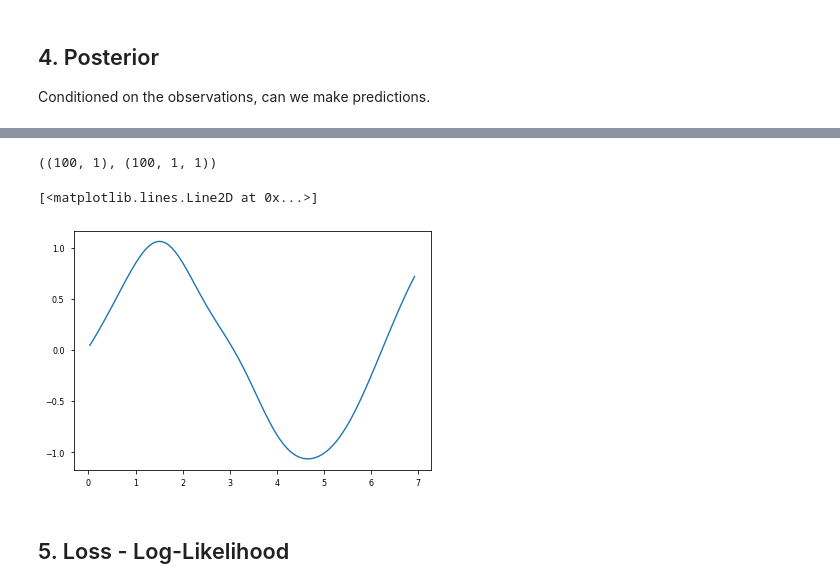
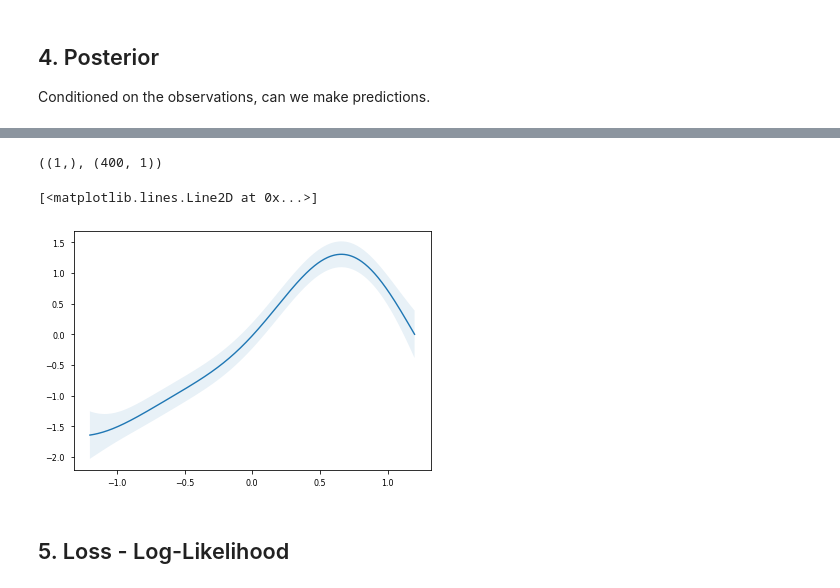
Before and after one commit to jejjohnson/uncertain_gps, a Jupyter notebook: notebooks/1.0_gp_basics.ipynb, the cells around one changed output, grey strips where cells are left out. Cells and saved outputs as stored; diff of their text form; code cells hidden in the pictures.

```diff
--- a/notebooks/1.0_gp_basics.ipynb
+++ b/notebooks/1.0_gp_basics.ipynb
@@ -200,0 +101,4 @@ np.testing.assert_array_equal(np.array(K), np.array(K_))
+# %%
+# Gram Matrix
+def gram(func, params, x, y):
+    return jax.vmap(lambda x1: jax.vmap(lambda y1: func(params, x1, y1))(y))(x)
@@ -213,21 +137,16 @@ Now we have all of the components to make our GP prior function.
 def gp_prior(params, mu_f, cov_f, x):
     return mu_f(x) , cov_f(params, x, x)
 # %%
-# define the parameters
-params = {
-    'length_scale': 1.0,
-    'var_f': 1.0
-}
-
 # define mean function
 mu_f = zero_mean
 
 # define covariance function
 params = {
-    'length_scale': 1.0,
+    'gamma': 1.0,
     'var_f': 1.0
 }
-cov_f = functools.partial(covariance_matrix, rbf_kernel)
+
+cov_f = functools.partial(gram, rbf_kernel)
 
 mu_x, cov_x = gp_prior(params, mu_f=mu_f, cov_f=cov_f, x=X[0, :])
 # %% [markdown]
@@ -444,22 +420,23 @@ def posterior(params, gp_priors, X, Y, X_new):
 # %%
+logger.setLevel(logging.DEBUG)
 # MEAN FUNCTION
 mu_f = zero_mean
 
 # COVARIANCE FUNCTION
 params = {
-    'length_scale': 1.0,
+    'gamma': 1.0,
     'var_f': 1.0,
     'likelihood_noise': 0.01,
 }
-cov_f = functools.partial(covariance_matrix, rbf_kernel)
+cov_f = functools.partial(gram, rbf_kernel)
 
 # input vector
-x_plot = jnp.linspace(X.min(), X.max(), 100)[:, None]
-test_X = x_plot[0, :]
+# x_plot = jnp.linspace(X.min(), X.max(), 100)[:, None]
+test_X = Xtest[0, :]
 
 prior_funcs = (mu_f, cov_f)
-# print(X.shape, y.shape, test_X.shape)
-mu_y, var_y = posterior(params, prior_funcs, X, y, X_new=test_X)
 
-print(mu_y.shape, var_y.shape)
+mu_y, cov_y, var_y = posterior(params, prior_funcs, X, y, X_new=test_X)
+
+print(mu_y.shape,  cov_y.shape, var_y.shape)
 # %% [output]
@@ -477,0 +461,4 @@ print(mu_y.shape, var_y.shape)
+# %%
+mu_y, cov_y, var_y = posterior(params, prior_funcs, X, y, Xtest, True)
+
+print(mu_y.shape,  cov_y.shape, var_y.shape)
@@ -478,15 +489,15 @@ print(mu_y.shape, var_y.shape)
 # %%
-mu_y.shape, cov_y.shape
+test_X.shape, mu_y.shape
 # %% [output]
-((100, 1), (100, 1, 1))
+((1,), (400, 1))
 # %%
 uncertainty = 1.96 * jnp.sqrt(var_y.squeeze())
 
-# plt.fill_between(test_X.squeeze(), mu_y.squeeze() + uncertainty, mu_y.squeeze() - uncertainty, alpha=0.1)
-plt.plot(test_X, mu_y, label='Mean')
+plt.fill_between(Xtest.squeeze(), mu_y.squeeze() + uncertainty, mu_y.squeeze() - uncertainty, alpha=0.1)
+plt.plot(Xtest.squeeze(), mu_y.squeeze(), label='Mean')
 # %% [output]
 [<matplotlib.lines.Line2D at 0x...>]
-[figure, old version]
+[figure, new version]
 # %% [markdown]
 ## 5. Loss - Log-Likelihood
 # %% [markdown]
```
Also changed, not shown: parts of 51 cells of this notebook.
